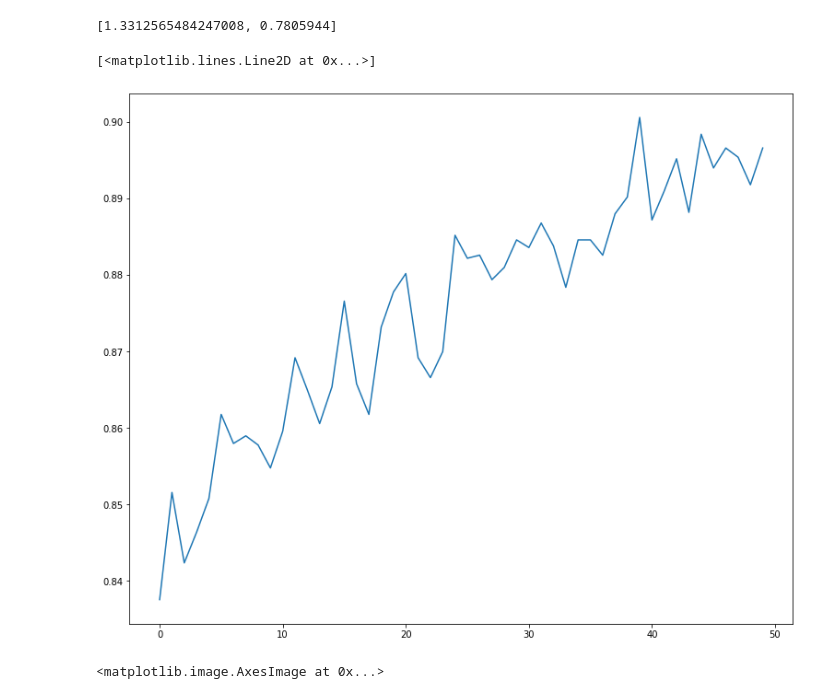
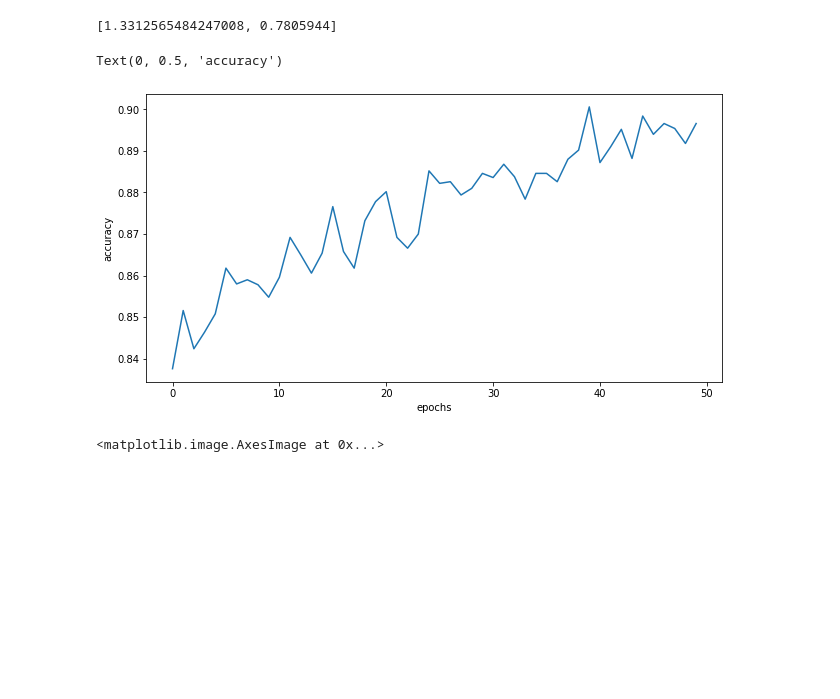
Before and after one commit to dakshverma2411/digit-prediction-cnn, a Jupyter notebook: digit_prediction.ipynb, the cells around one changed output. Cells and saved outputs as stored; diff of their text form; code cells hidden in the pictures; blank space fills up the shorter version.

Commit message:
added accuracy graph

```diff
--- a/digit_prediction.ipynb
+++ b/digit_prediction.ipynb
@@ -150,9 +150,11 @@ model.evaluate(X_train.reshape(6144,64,64,1)[5000:,:,:,:],Y_train[5000:,:], verb
 # %%
 model.save('weights.h5')
 # %%
-fig=plt.figure(figsize=(10,8))
+fig=plt.figure(figsize=(8,4))
 axes=fig.add_axes([0,0,1,1])
 axes.plot(history.history['accuracy'])
+plt.xlabel('epochs')
+plt.ylabel('accuracy')
 # %% [output]
-[<matplotlib.lines.Line2D at 0x...>]
+Text(0, 0.5, 'accuracy')
-[figure, old version]
+[figure, new version]
```
Also changed, not shown: parts of 1 cell of this notebook.
